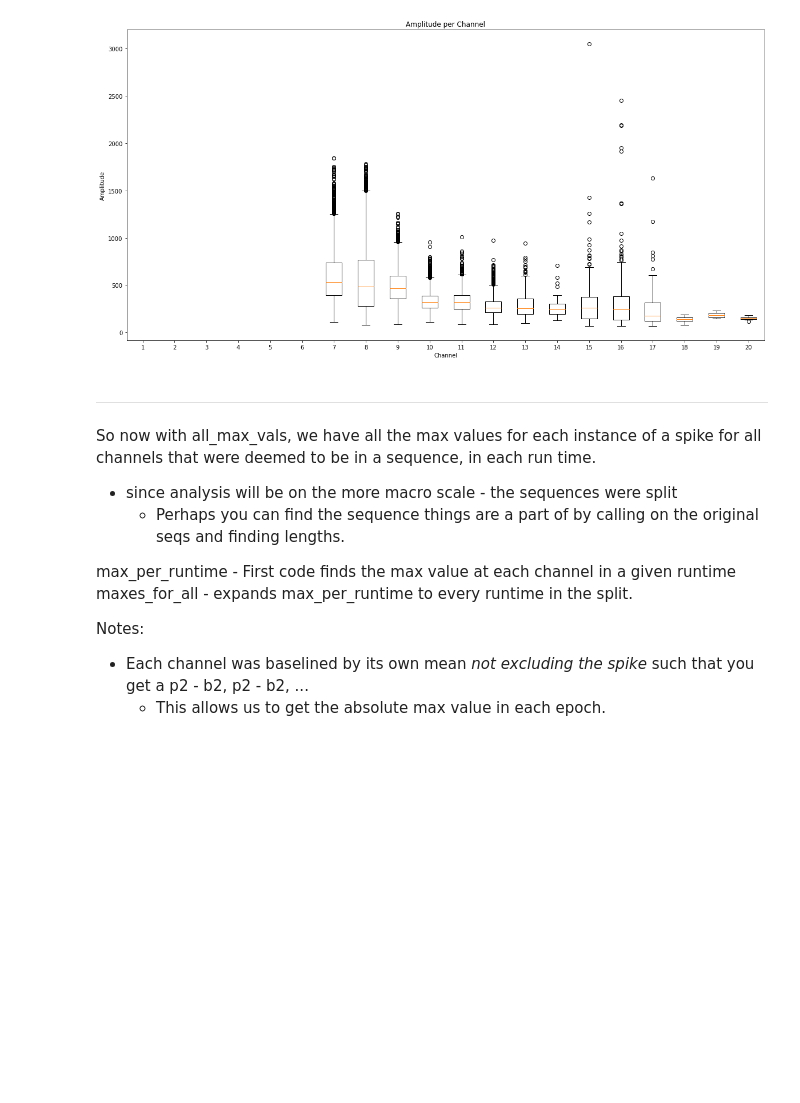
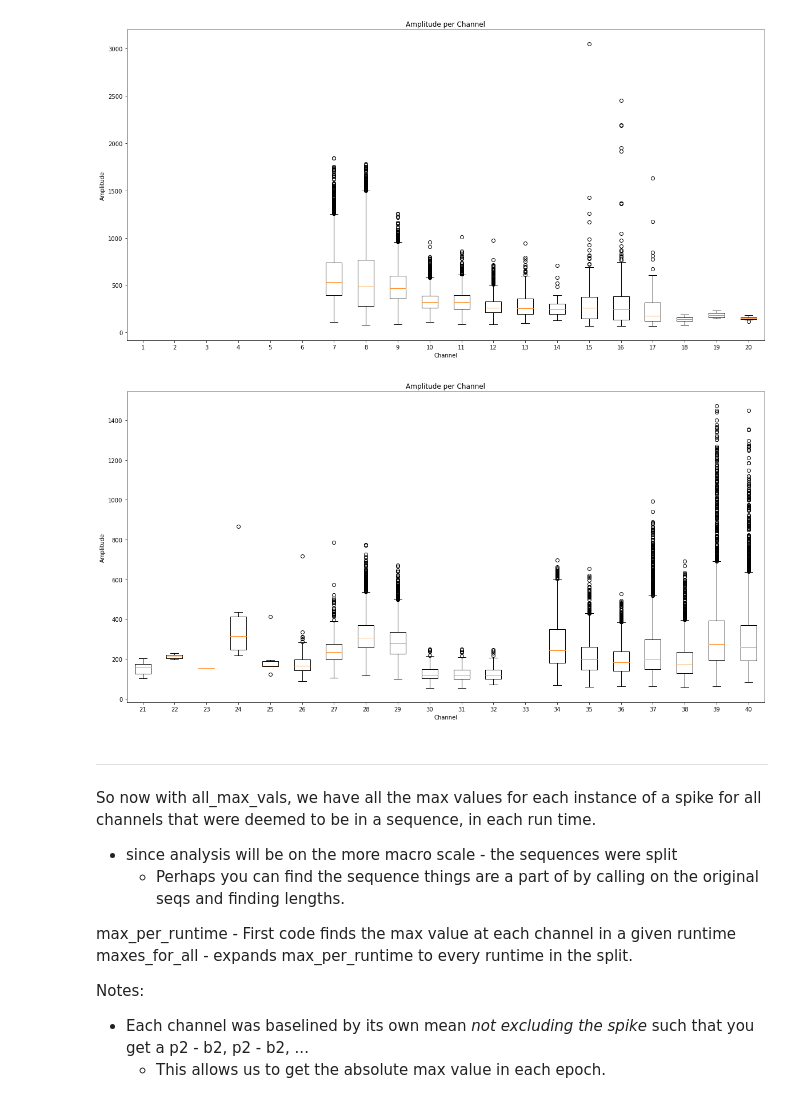
Before and after one commit to carlosaaguila/fc-toolbox-2, a Jupyter notebook: Projects/FC_toolbox/toolbox/5.4.22_updatedpipeline.ipynb, the cells around one changed output. Drawn from its saved outputs; the diff is of its cells as text; code cells hidden in the pictures; blank space fills up the shorter version.

Commit message:
new plots added - more code to seperate SOZ/nonSOZ

```diff
--- a/Projects/FC_toolbox/toolbox/5.4.22_updatedpipeline.ipynb
+++ b/Projects/FC_toolbox/toolbox/5.4.22_updatedpipeline.ipynb
@@ -123,7 +123,7 @@ def create_single_matrix(all_max_vals):
     return new_mat
 
 def create_uniqch(all_max_vals,chlabels):
-    new_mat = create_matrix(all_max_vals)
+    new_mat = create_single_matrix(all_max_vals)
     ch_id = range(len(chLabels[0][0]))
     ch_id = (x+1 for x in ch_id)
     total_maxes = []
@@ -170,6 +172,17 @@ plt.ylabel('Amplitude')
 plt.show()
 # %% [output]
 [figure]
+# %%
+plt.figure(figsize=(20,10))
+chlabels_idx = range(len(chLabels[0][0]))
+chlabels_idx = [x+1 for x in chlabels_idx]
+plt.boxplot(total_maxes[20:40],positions=chlabels_idx[20:40]);
+plt.title('Amplitude per Channel')
+plt.xlabel('Channel')
+plt.ylabel('Amplitude')
+plt.show()
+# %% [output]
+[figure, added]
 # %% [markdown]
 ---
 
```
Also changed, not shown: parts of 23 cells of this notebook.
